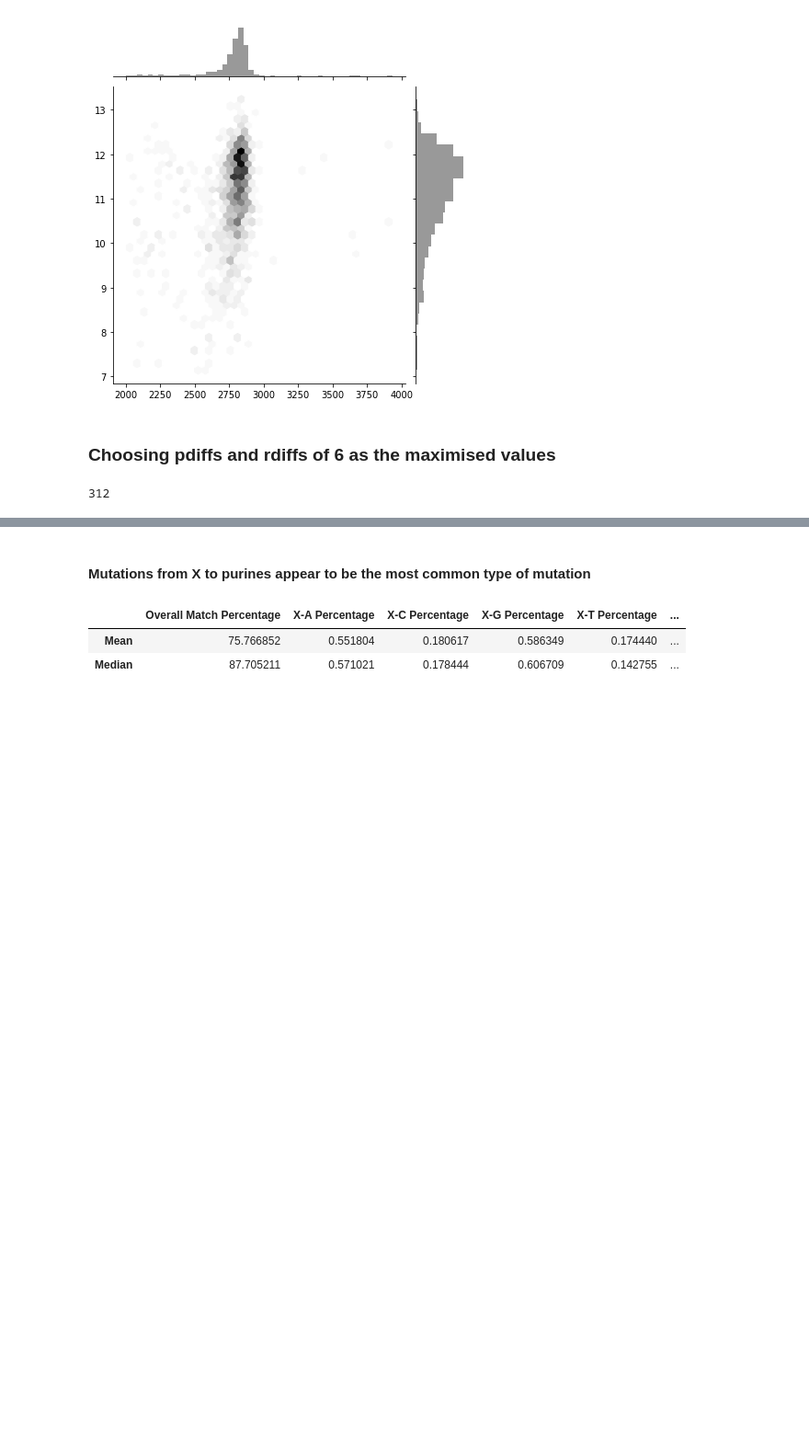
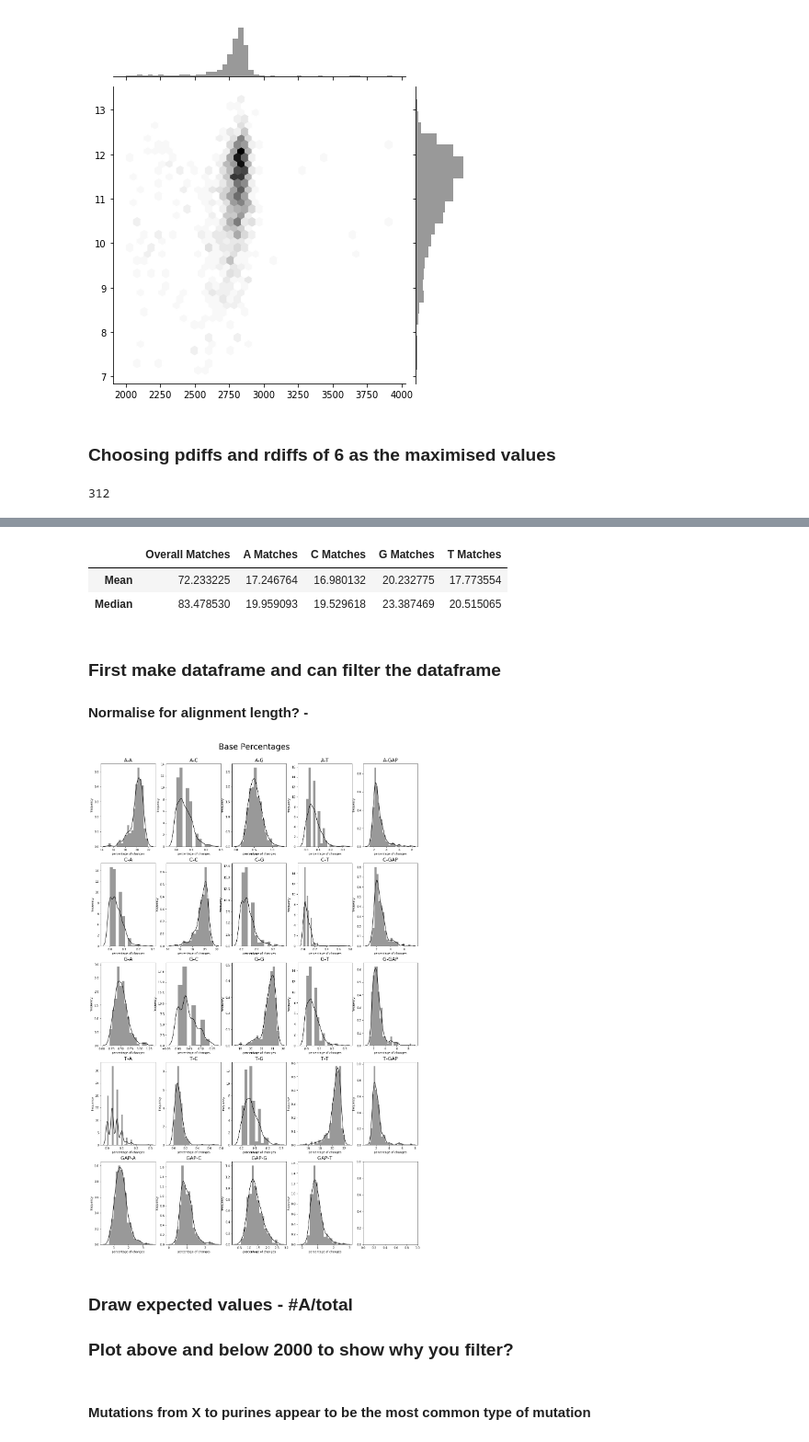
Before and after one commit to teenjes/summer_project_notebooks, a Jupyter notebook: zymo_test.ipynb, the cells around one changed output, grey strips where cells are left out. Shown at 92% size. Cells and saved outputs as stored; diff of their text form; code cells hidden in the pictures; blank space fills up the shorter version.

```diff
--- a/zymo_test.ipynb
+++ b/zymo_test.ipynb
@@ -435,0 +486,17 @@ for i in range(0, 6):
+# %%
+ostatstats = [[np.mean(ostats[0]),np.mean(ostats[1]),np.mean(ostats[2]),np.mean(ostats[3]),np.mean(ostats[4])],[np.median(ostats[0]),np.median(ostats[1]),np.median(ostats[2]),np.median(ostats[3]),np.median(ostats[4])]]
+ostatsframe = pd.DataFrame(data=ostatstats, columns=['Overall Matches', 'A Matches', 'C Matches', 'G Matches', 'T Matches'], index=['Mean', 'Median'])
+ostatsframe
+# %% [output]
+|  | Overall Matches | A Matches | C Matches | G Matches | T Matches |
+| Mean | 72.233225 | 17.246764 | 16.980132 | 20.232775 | 17.773554 |
+| Median | 83.478530 | 19.959093 | 19.529618 | 23.387469 | 20.515065 |
+# %% [markdown]
+### First make dataframe and can filter the dataframe
+#### Normalise for alignment length? -
+# %%
+frameworked = pd.DataFrame(columns=['Key', 'Sequence', 'Sequence Length', 'Alignment Length'], index=framework[0::3])
+frameworked['Sequence'] = framework[1::3]
+frameworked['Key'] = framework[0::3]
+frameworked['Sequence Length'] = framework[2::3]
+frameworked['Alignment Length'] = alnlengths
@@ -436,2 +687,34 @@ for i in range(0, 6):
+# %%
+fg, ax = plt.subplots(5, 5, figsize=(20,20))
+fg.suptitle("Base Percentages", fontsize=28, y=1.35)
+fg.subplots_adjust(top=1.3)
+titles = ['A-A', 'A-C', 'A-G', 'A-T', 'A-GAP', 'C-A', 'C-C', 'C-G', 'C-T', 'C-GAP', 'G-A', 'G-C', 'G-G', 'G-T', 'G-GAP', 'T-A', 'T-C', 'T-G', 'T-T', 'T-GAP', 'GAP-A', 'GAP-C', 'GAP-G', 'GAP-T']
+
+for i in range(0, 24):
+        if i < 5:
+            sns.distplot(astats[i], color='k', ax=ax[0][i])
+            ax[0][i].set_title(titles[i], fontsize=17)
+            ax[0][i].set(xlabel='percentage of changes', ylabel='frequency')
+        elif i > 4 and i < 10:
+            sns.distplot(cstats[i-5], color='k', ax=ax[1][i-5])
+            ax[1][i-5].set_title(titles[i], fontsize=17)
+            ax[1][i-5].set(xlabel='percentage of changes', ylabel='frequency')
+        elif i > 9 and i < 15:
+            sns.distplot(gstats[i-10], color='k', ax=ax[2][i-10])
+            ax[2][i-10].set_title(titles[i], fontsize=17)
+            ax[2][i-10].set(xlabel='percentage of changes', ylabel='frequency')
+        elif i > 14 and i < 20:
+            sns.distplot(tstats[i-15], color='k', ax=ax[3][i-15])
+            ax[3][i-15].set_title(titles[i], fontsize=17)
+            ax[3][i-15].set(xlabel='percentage of changes', ylabel='frequency')
+        else:
+            sns.distplot(gapstats[i-20], color='k', ax=ax[4][i-20])
+            ax[4][i-20].set_title(titles[i], fontsize=17)
+            ax[4][i-20].set(xlabel='percentage of changes', ylabel='frequency')
+# %% [output]
+[figure, added]
+# %% [markdown]
+### Draw expected values - #A/total
+### Plot above and below 2000 to show why you filter?
 # %% [markdown]
 #### Mutations from X to purines appear to be the most common type of mutation
@@ -442,6 +720,0 @@ ostatsframe = pd.DataFrame(data=ostatstats, columns=otitles, index=['Mean', 'Med
-# %%
-ostatsframe
-# %% [output]
-|  | Overall Match Percentage | X-A Percentage | X-C Percentage | X-G Percentage | X-T Percentage | ... |
-| Mean | 75.766852 | 0.551804 | 0.180617 | 0.586349 | 0.174440 | ... |
-| Median | 87.705211 | 0.571021 | 0.178444 | 0.606709 | 0.142755 | ... |
```
Also changed, not shown: parts of 46 cells of this notebook, 6 other files.
